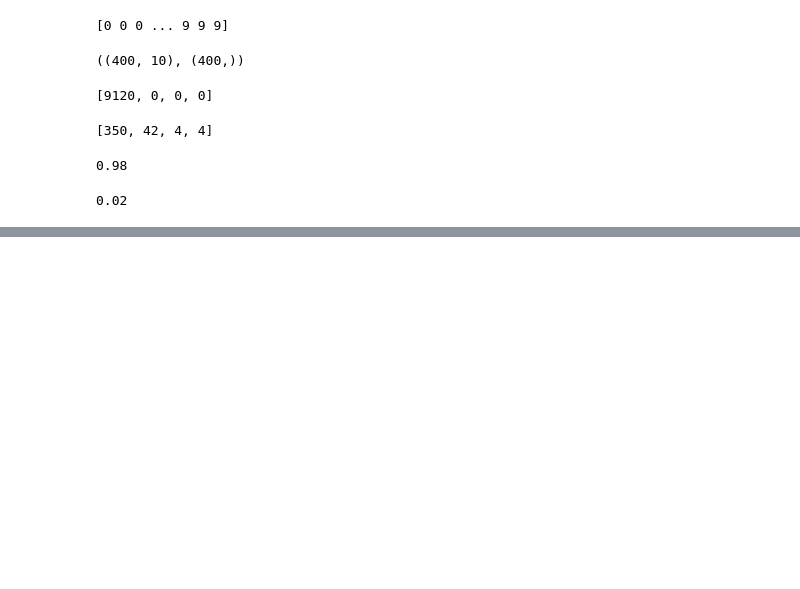
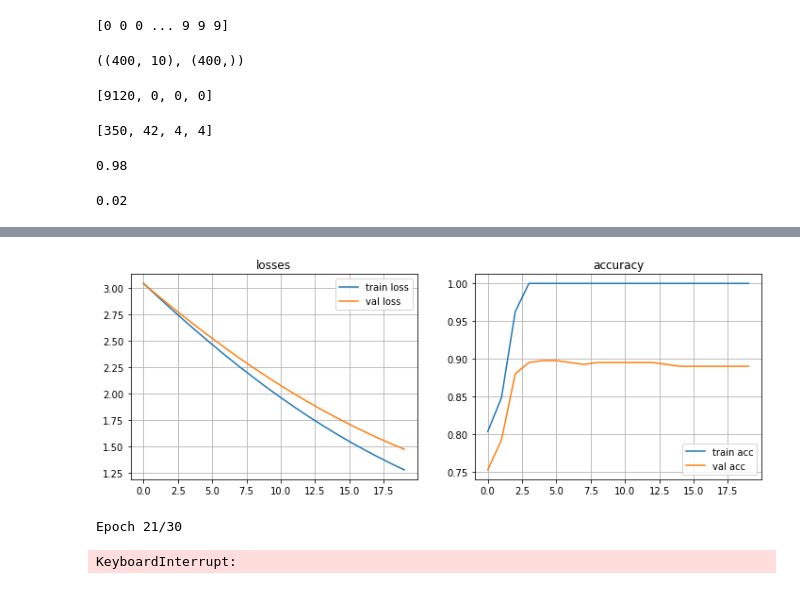
Before and after one commit to xushangning/cs386, a Jupyter notebook: 2-oracle/code/OracleNet.ipynb, the cells around one changed output, grey strips where cells are left out. Saved outputs shown, nothing was run; the diff lists cells and outputs as text; code cells hidden in the pictures; blank space fills up the shorter version.

```diff
--- a/2-oracle/code/OracleNet.ipynb
+++ b/2-oracle/code/OracleNet.ipynb
@@ -324,0 +397,6 @@ sum((y_pred_val[1] // 4) == y_val[10].argmax(axis=1)) / y_val[10].shape[0]
+# %%
+default_trainer.train(ensemble_cat40, num_cat=40, batch_size=32, epochs=30)
+# %% [output]
+[figure, added]
+Epoch 21/30
+KeyboardInterrupt:
```
Also changed, not shown: parts of 9 cells of this notebook, 1 other file.
